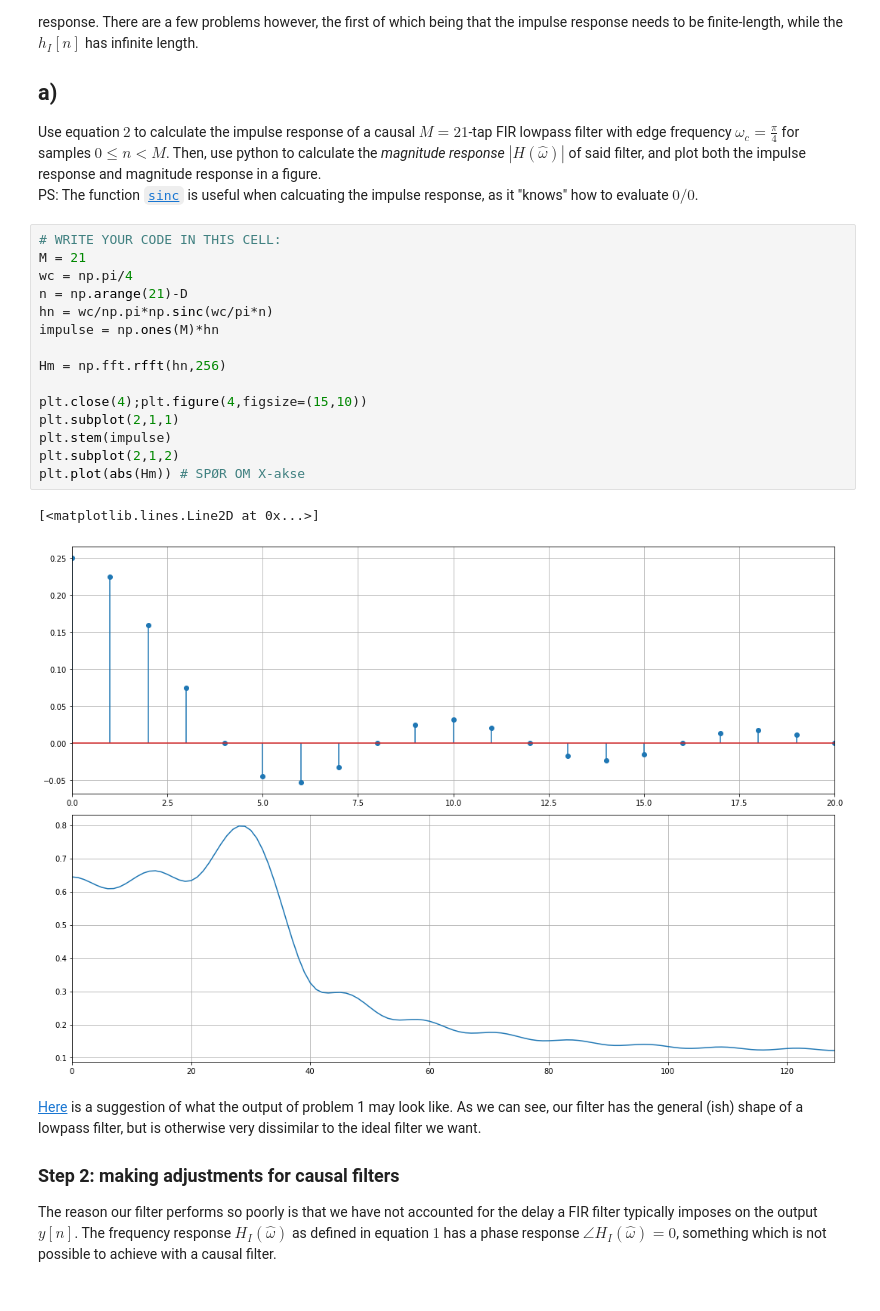
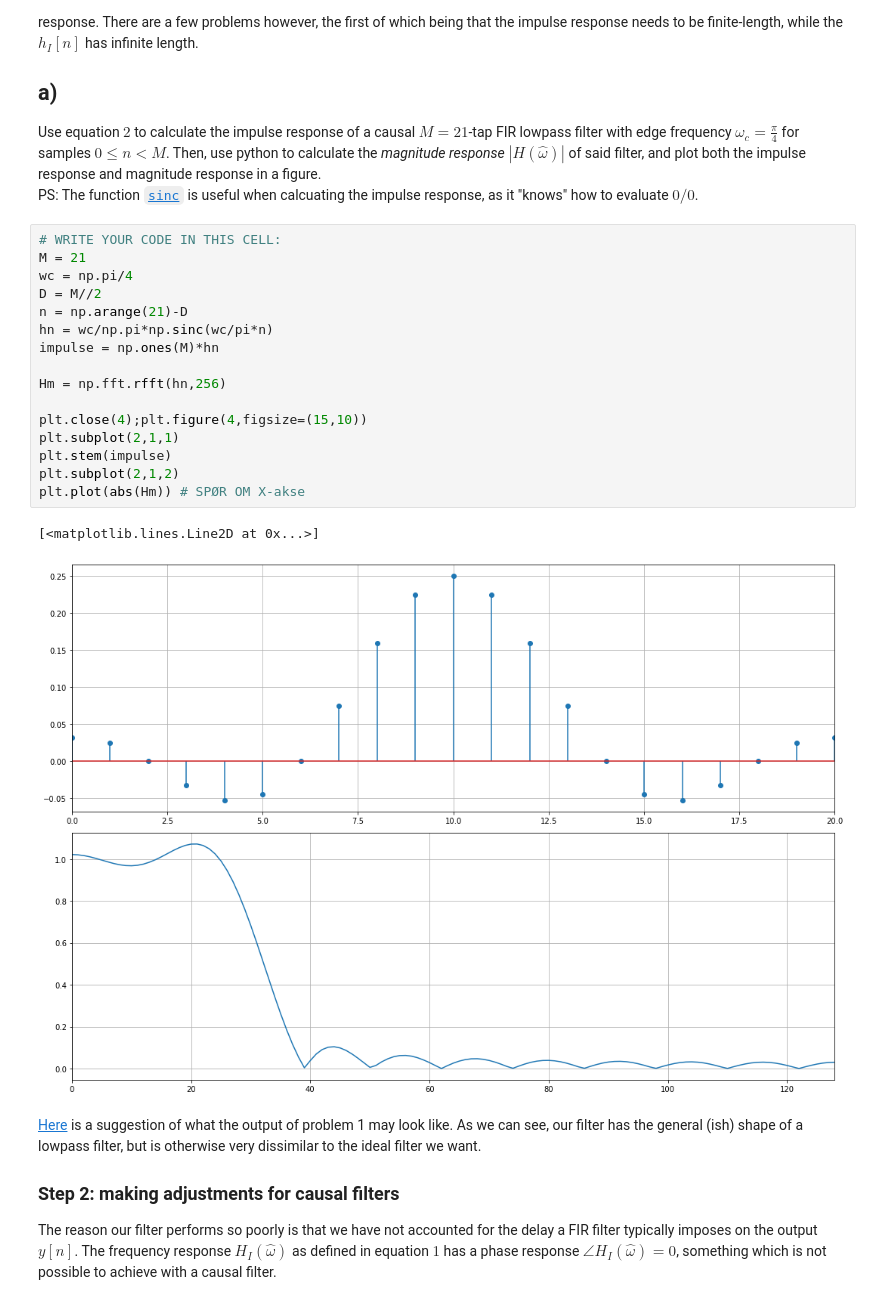
Before and after one commit to Mortenms/AIS2201_Exercises, a Jupyter notebook: Exercise_9/2_Lowpass_design.ipynb, the cells around one changed output. Saved outputs shown, nothing was run; the diff lists cells and outputs as text.

```diff
--- a/Exercise_9/2_Lowpass_design.ipynb
+++ b/Exercise_9/2_Lowpass_design.ipynb
@@ -52,21 +52,22 @@ Use equation $2$ to calculate the impulse response of a causal $M=21$-tap FIR lo
 # %%
 # WRITE YOUR CODE IN THIS CELL:
 M = 21
 wc = np.pi/4
+D = M//2
 n = np.arange(21)-D
 hn = wc/np.pi*np.sinc(wc/pi*n)
 impulse = np.ones(M)*hn
 
 Hm = np.fft.rfft(hn,256)
 
 plt.close(4);plt.figure(4,figsize=(15,10))
 plt.subplot(2,1,1)
 plt.stem(impulse)
 plt.subplot(2,1,2)
 plt.plot(abs(Hm)) # SPØR OM X-akse
 # %% [output]
 [<matplotlib.lines.Line2D at 0x...>]
-[figure, old version]
+[figure, new version]
 # %% [markdown]
 [Here](figures/task2a_lf.png) is a suggestion of what the output of problem 1 may look like. As we can see, our filter has the general (ish) shape of a lowpass filter, but is otherwise very dissimilar to the ideal filter we want.
 
```
Also changed, not shown: parts of 3 cells of this notebook.
